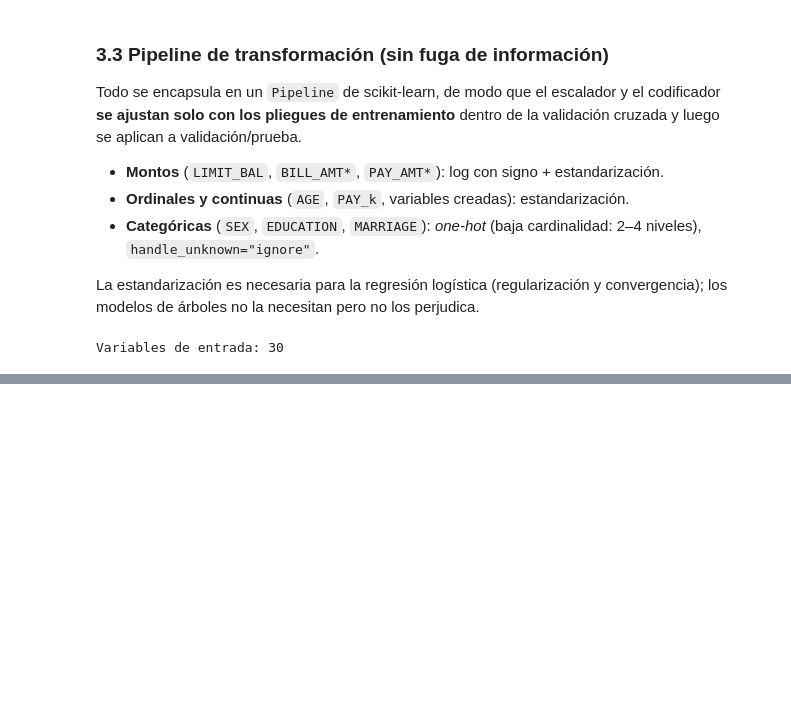
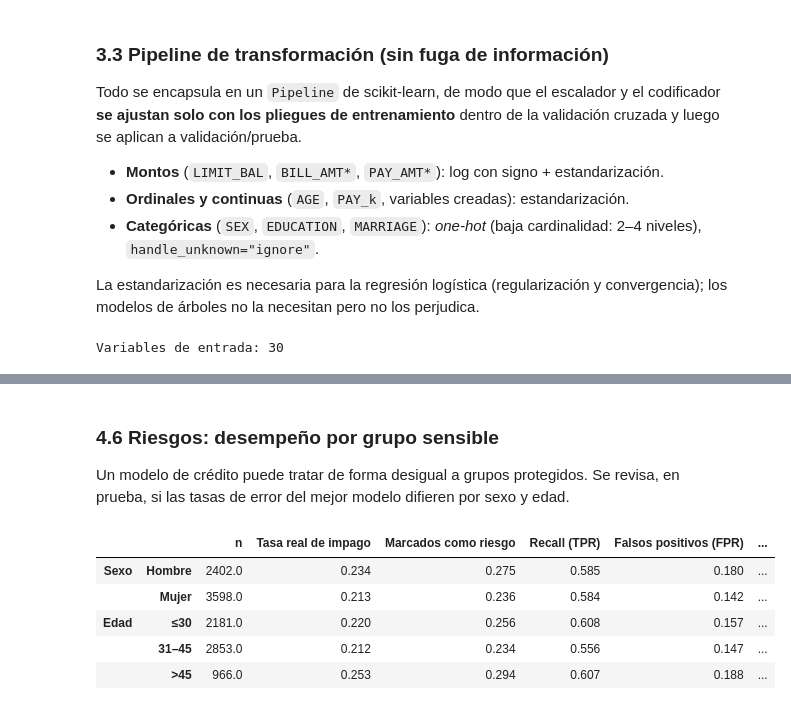
Before and after one commit to JuanRob2024/Analisis-de-datos-2026-2, a Jupyter notebook: evaluacion 4/notebooks/evento4_equipo5_default_credito.ipynb, the cells around one changed output, grey strips where cells are left out. Drawn from its saved outputs; the diff is of its cells as text; code cells hidden in the pictures; blank space fills up the shorter version.

```diff
--- a/evaluacion 4/notebooks/evento4_equipo5_default_credito.ipynb
+++ b/evaluacion 4/notebooks/evento4_equipo5_default_credito.ipynb
@@ -357,0 +510,24 @@ Variables de entrada: 30
+# %%
+from sklearn.base import clone
+from sklearn.model_selection import cross_val_score
+grupos = {
+    "Solo demográficas": ["AGE"] + CAT,
+    "Solo financieras (cupo, facturas, pagos)": MONTOS + ["util_media", "util_max", "ratio_pago", "tendencia_deuda"],
+    "Solo historial de pagos (PAY_k y derivadas)": PAY + ["n_meses_mora", "max_mora", "meses_inactivo"],
+    "Todas excepto demográficas": [c for c in FEATS if c not in ["AGE"] + CAT],
+    "Todas": FEATS,
+}
+clf_base = clone(mejor.named_steps["clf"])
+filas = []
+for g, cols in grupos.items():
+    num_m = [c for c in cols if c in MONTOS]; num_o = [c for c in cols if c in OTRAS]; cat = [c for c in cols if c in CAT]
+    prep = ColumnTransformer([t for t in [
+        ("montos", Pipeline([("log", log_signo), ("esc", StandardScaler())]), num_m) if num_m else None,
+        ("num", StandardScaler(), num_o) if num_o else None,
+        ("cat", OneHotEncoder(handle_unknown="ignore", drop="if_binary"), cat) if cat else None] if t])
+    pipe = Pipeline([("prep", prep), ("clf", clone(clf_base))])
+    sc = cross_val_score(pipe, X_train[cols], y_train, cv=cv, scoring="roc_auc")
+    ap = cross_val_score(pipe, X_train[cols], y_train, cv=cv, scoring="average_precision")
+    filas.append({"Grupo de variables": g, "n": len(cols), "ROC-AUC (CV)": sc.mean(), "PR-AUC (CV)": ap.mean()})
+grupos_res = pd.DataFrame(filas).set_index("Grupo de variables")
+grupos_res.round(3)
@@ -357,0 +545,21 @@ Variables de entrada: 30
+# %% [markdown]
+### 4.6 Riesgos: desempeño por grupo sensible
+Un modelo de crédito puede tratar de forma desigual a grupos protegidos. Se revisa, en prueba, si las tasas de error del mejor modelo difieren por sexo y edad.
+# %%
+pred_mejor = (probs[mejor_nombre] >= umbrales[mejor_nombre]).astype(int)
+aux = pd.DataFrame({"y": y_test.values, "pred": pred_mejor,
+                    "Sexo": X_test["SEX"].map({1: "Hombre", 2: "Mujer"}).values,
+                    "Edad": pd.cut(X_test["AGE"], [0, 30, 45, 100], labels=["≤30", "31–45", ">45"]).values})
+def metricas_grupo(g):
+    tn, fp, fn, tp = confusion_matrix(g["y"], g["pred"], labels=[0, 1]).ravel()
+    return pd.Series({"n": len(g), "Tasa real de impago": g["y"].mean(), "Marcados como riesgo": g["pred"].mean(),
+                      "Recall (TPR)": tp/(tp+fn), "Falsos positivos (FPR)": fp/(fp+tn), "Precision": tp/max(tp+fp, 1)})
+pd.concat({"Sexo": aux.groupby("Sexo").apply(metricas_grupo),
+           "Edad": aux.groupby("Edad", observed=True).apply(metricas_grupo)}).round(3)
+# %% [output]
+|  |  | n | Tasa real de impago | Marcados como riesgo | Recall (TPR) | Falsos positivos (FPR) | ... |
+| Sexo | Hombre | 2402.0 | 0.234 | 0.275 | 0.585 | 0.180 | ... |
+|  | Mujer | 3598.0 | 0.213 | 0.236 | 0.584 | 0.142 | ... |
+| Edad | ≤30 | 2181.0 | 0.220 | 0.256 | 0.608 | 0.157 | ... |
+|  | 31–45 | 2853.0 | 0.212 | 0.234 | 0.556 | 0.147 | ... |
+|  | >45 | 966.0 | 0.253 | 0.294 | 0.607 | 0.188 | ... |
```
Also changed, not shown: parts of 15 cells of this notebook, 3 other files.
